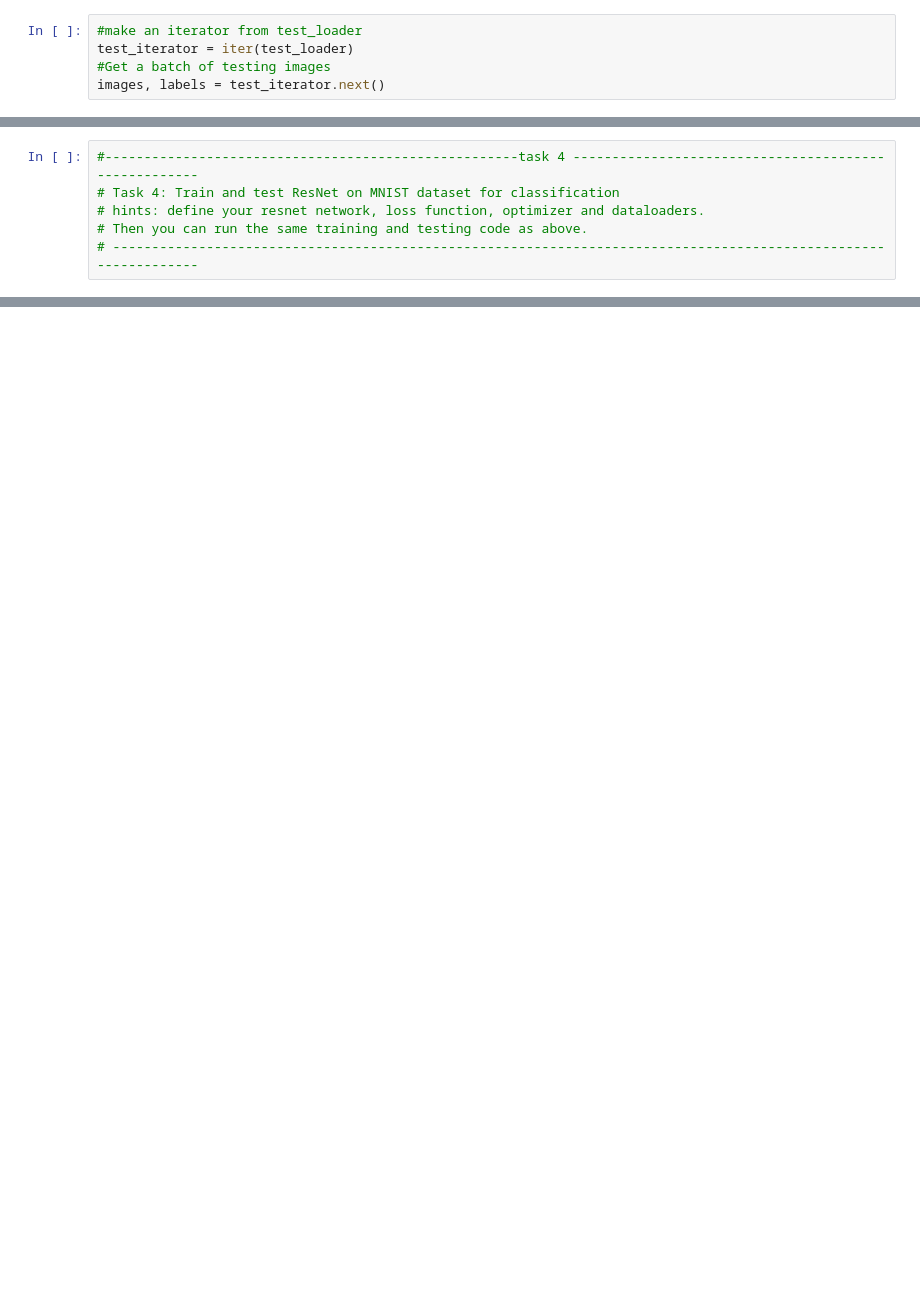
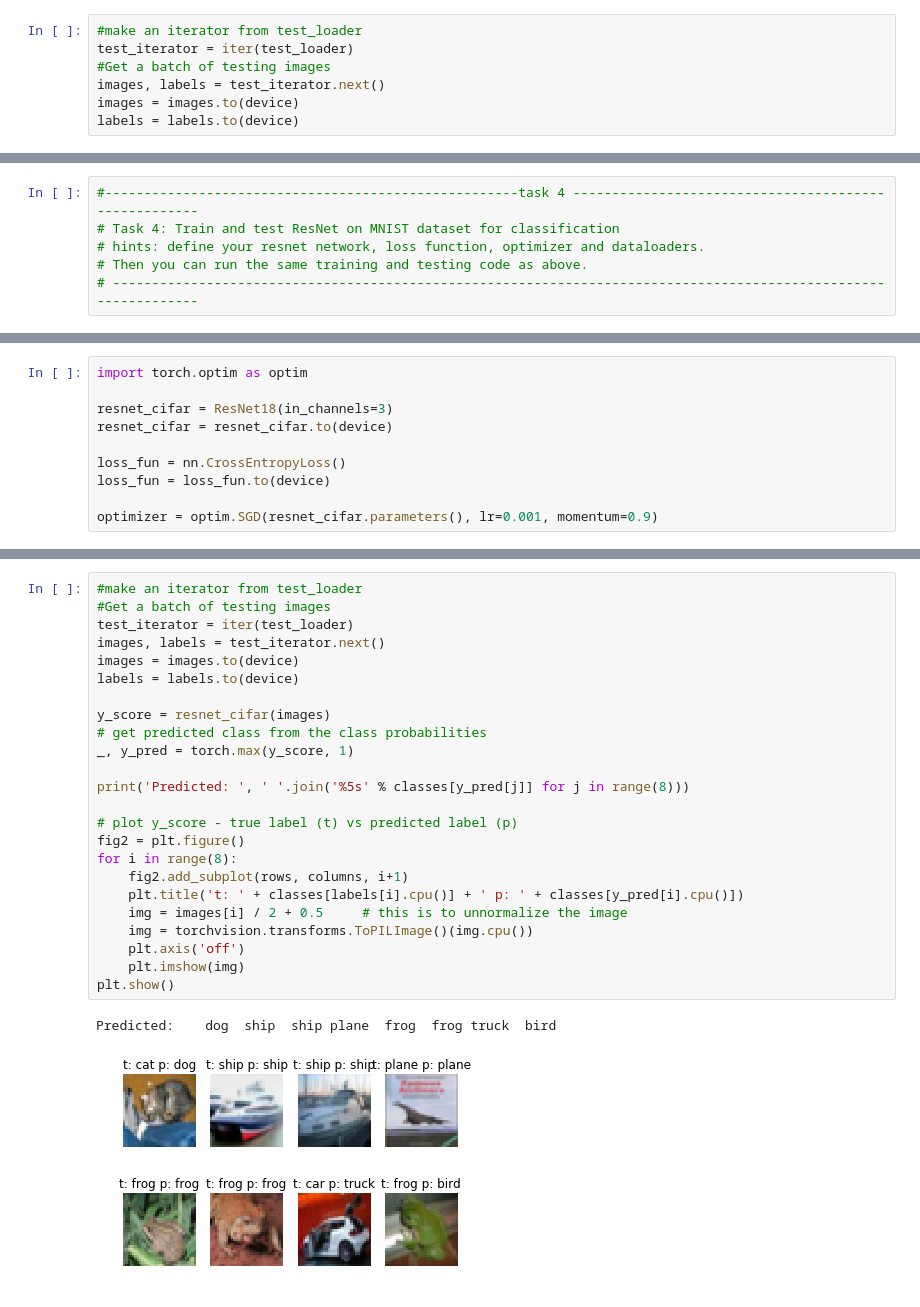
Before and after one commit to CherBass/pytorch_tutorials, a Jupyter notebook: simple_classification_regression.ipynb, the cells around one changed output, grey strips where cells are left out. Cells and saved outputs as stored; diff of their text form; blank space fills up the shorter version.

```diff
--- a/simple_classification_regression.ipynb
+++ b/simple_classification_regression.ipynb
@@ -389,6 +385,8 @@ We will now use our trained network to make a prediction on our test set.
 test_iterator = iter(test_loader)
 #Get a batch of testing images
 images, labels = test_iterator.next()
+images = images.to(device)
+labels = labels.to(device)
 # %%
 y_score = net(images)
 # get predicted class from the class probabilities
@@ -648,0 +722,10 @@ accuracy: 0.25 , f1 score: 0.06666666666666667 , precision: 0.041666666666666664
+# %%
+import torch.optim as optim
+
+resnet_cifar = ResNet18(in_channels=3)
+resnet_cifar = resnet_cifar.to(device)
+
+loss_fun = nn.CrossEntropyLoss()
+loss_fun = loss_fun.to(device)
+
+optimizer = optim.SGD(resnet_cifar.parameters(), lr=0.001, momentum=0.9)
@@ -648,0 +778,27 @@ accuracy: 0.25 , f1 score: 0.06666666666666667 , precision: 0.041666666666666664
+# %%
+#make an iterator from test_loader
+#Get a batch of testing images
+test_iterator = iter(test_loader)
+images, labels = test_iterator.next()
+images = images.to(device)
+labels = labels.to(device)
+
+y_score = resnet_cifar(images)
+# get predicted class from the class probabilities
+_, y_pred = torch.max(y_score, 1)
+
+print('Predicted: ', ' '.join('%5s' % classes[y_pred[j]] for j in range(8)))
+
+# plot y_score - true label (t) vs predicted label (p)
+fig2 = plt.figure()
+for i in range(8):
+    fig2.add_subplot(rows, columns, i+1)
+    plt.title('t: ' + classes[labels[i].cpu()] + ' p: ' + classes[y_pred[i].cpu()])
+    img = images[i] / 2 + 0.5     # this is to unnormalize the image
+    img = torchvision.transforms.ToPILImage()(img.cpu())
+    plt.axis('off')
+    plt.imshow(img)
+plt.show()
+# %% [output]
+Predicted:    dog  ship  ship plane  frog  frog truck  bird
+[figure, added]
```
Also changed, not shown: parts of 24 cells of this notebook.
